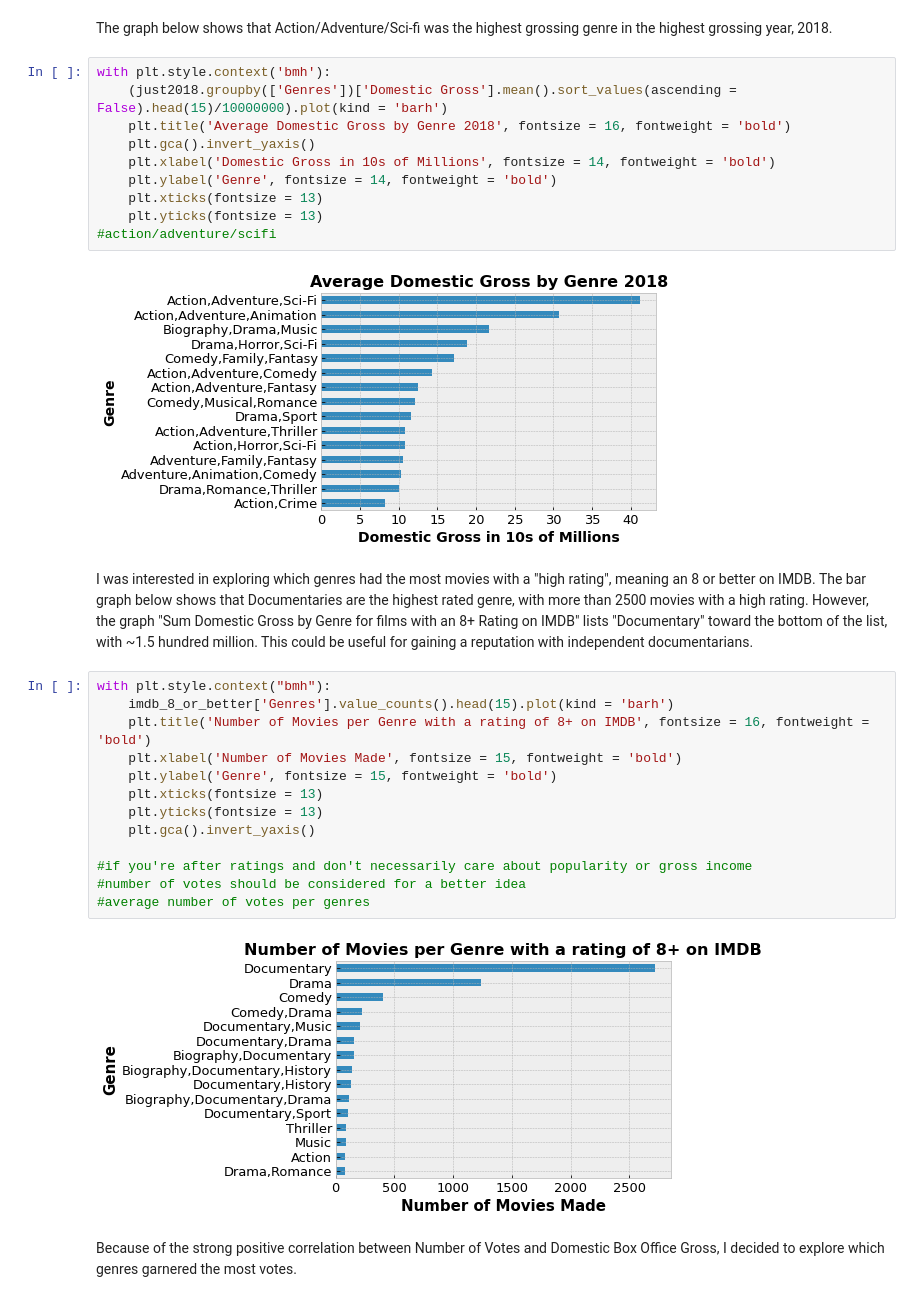
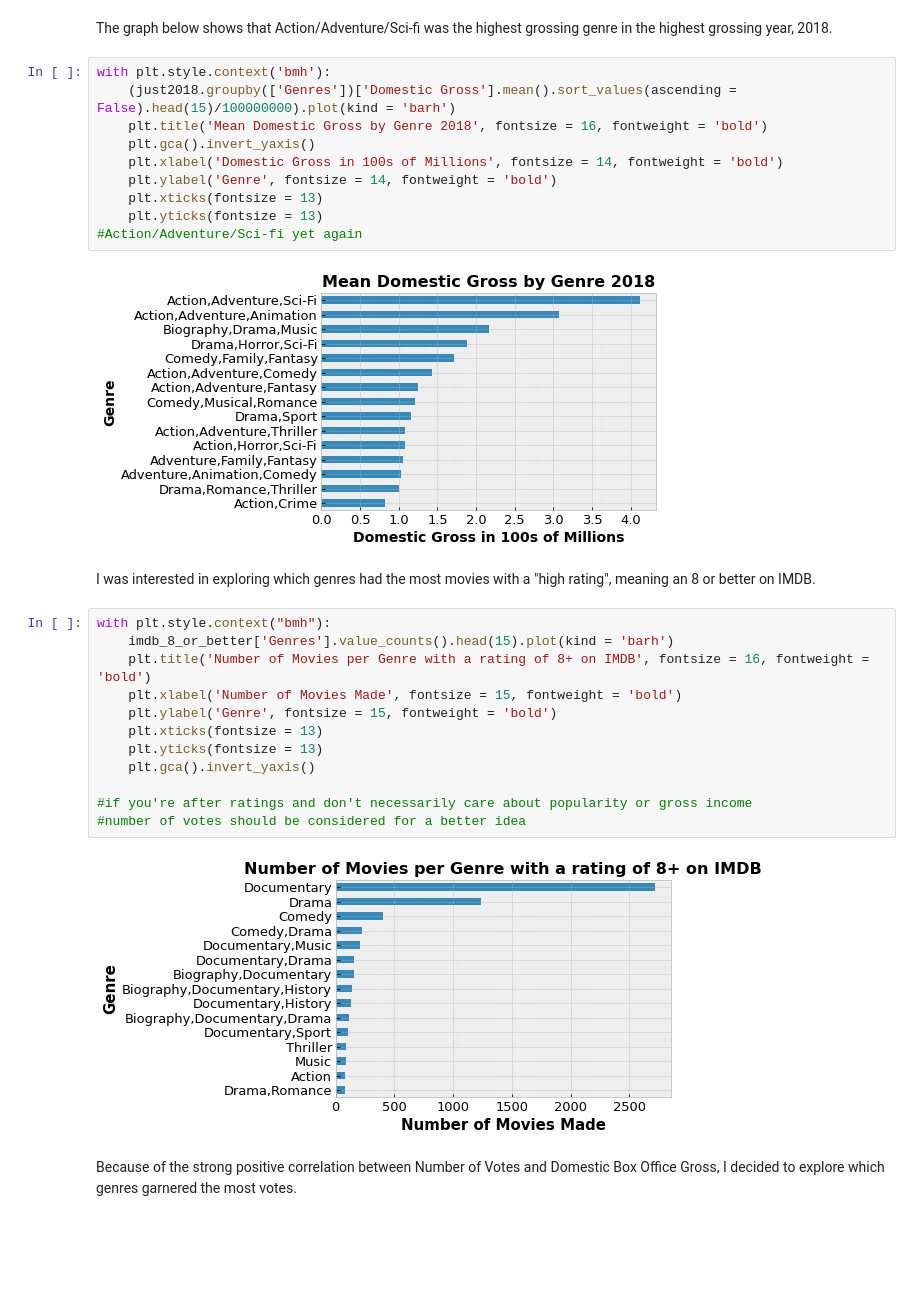
Before and after one commit to turtleduck18/phase-1-project, a Jupyter notebook: dsc-phase1-project-template-Copy2.ipynb, the cells around one changed output. Saved outputs shown, nothing was run; the diff lists cells and outputs as text; blank space fills up the shorter version.

```diff
--- a/dsc-phase1-project-template-Copy2.ipynb
+++ b/dsc-phase1-project-template-Copy2.ipynb
@@ -443,18 +428,18 @@ Name: Genres, Length: 88, dtype: int64
 The graph below shows that Action/Adventure/Sci-fi was the highest grossing genre in the highest grossing year, 2018.
 # %%
 with plt.style.context('bmh'):
-    (just2018.groupby(['Genres'])['Domestic Gross'].mean().sort_values(ascending = False).head(15)/10000000).plot(kind = 'barh')
-    plt.title('Average Domestic Gross by Genre 2018', fontsize = 16, fontweight = 'bold')
+    (just2018.groupby(['Genres'])['Domestic Gross'].mean().sort_values(ascending = False).head(15)/100000000).plot(kind = 'barh')
+    plt.title('Mean Domestic Gross by Genre 2018', fontsize = 16, fontweight = 'bold')
     plt.gca().invert_yaxis()
-    plt.xlabel('Domestic Gross in 10s of Millions', fontsize = 14, fontweight = 'bold')
+    plt.xlabel('Domestic Gross in 100s of Millions', fontsize = 14, fontweight = 'bold')
     plt.ylabel('Genre', fontsize = 14, fontweight = 'bold')
     plt.xticks(fontsize = 13)
     plt.yticks(fontsize = 13)
-#action/adventure/scifi
+#Action/Adventure/Sci-fi yet again
 # %% [output]
-[figure, old version]
+[figure, new version]
-# %% [markdown]
-I was interested in exploring which genres had the most movies with a "high rating", meaning an 8 or better on IMDB. The bar graph below shows that Documentaries are the highest rated genre, with more than 2500 movies with a high rating. However, the graph "Sum Domestic Gross by Genre for films with an 8+ Rating on IMDB" lists "Documentary" toward the bottom of the list, with ~1.5 hundred million. This could be useful for gaining a reputation with independent documentarians.
+# %% [markdown]
+I was interested in exploring which genres had the most movies with a "high rating", meaning an 8 or better on IMDB.
 # %%
 with plt.style.context("bmh"):
     imdb_8_or_better['Genres'].value_counts().head(15).plot(kind = 'barh')
@@ -467,7 +452,6 @@ with plt.style.context("bmh"):
 
 #if you're after ratings and don't necessarily care about popularity or gross income
 #number of votes should be considered for a better idea
-#average number of votes per genres
 # %% [output]
 [figure]
 # %% [markdown]
```
Also changed, not shown: parts of 18 cells of this notebook, 1 other file.
